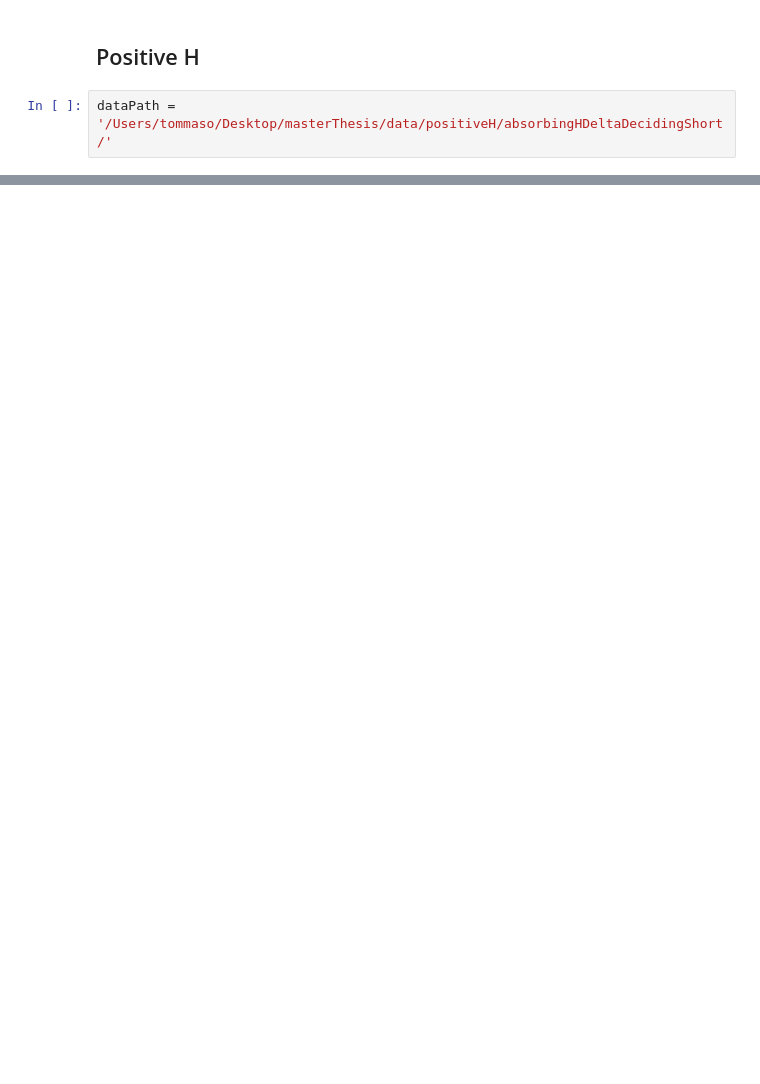
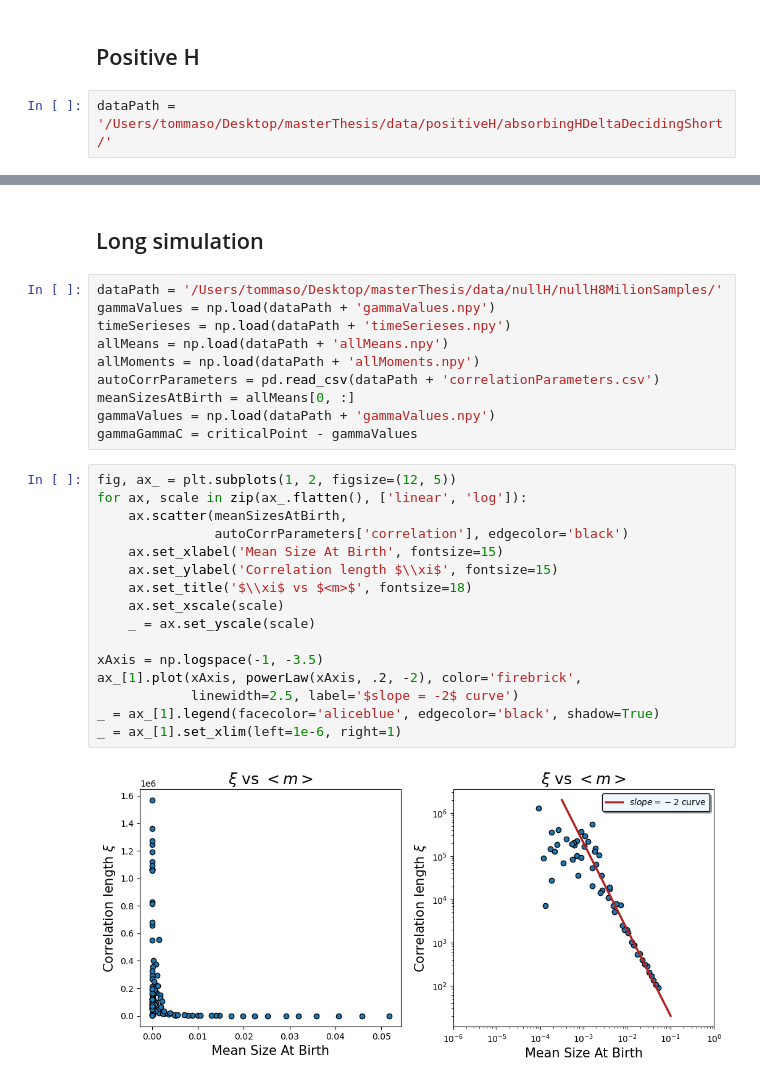
Before and after one commit to tommasoamico/masterThesis, a Jupyter notebook: code/pythonApp/visualization3.ipynb, the cells around one changed output, grey strips where cells are left out. Drawn from its saved outputs; the diff is of its cells as text; blank space fills up the shorter version.

```diff
--- a/code/pythonApp/visualization3.ipynb
+++ b/code/pythonApp/visualization3.ipynb
@@ -80,2 +80,32 @@ _ = plt.title('Power Law Exponent vs $<m>$', fontsize = 18)
 # %% [output]
 [figure]
+# %% [markdown]
+## Long simulation
+# %%
+dataPath = '/Users/tommaso/Desktop/masterThesis/data/nullH/nullH8MilionSamples/'
+gammaValues = np.load(dataPath + 'gammaValues.npy')
+timeSerieses = np.load(dataPath + 'timeSerieses.npy')
+allMeans = np.load(dataPath + 'allMeans.npy')
+allMoments = np.load(dataPath + 'allMoments.npy')
+autoCorrParameters = pd.read_csv(dataPath + 'correlationParameters.csv')
+meanSizesAtBirth = allMeans[0, :]
+gammaValues = np.load(dataPath + 'gammaValues.npy')
+gammaGammaC = criticalPoint - gammaValues
+# %%
+fig, ax_ = plt.subplots(1, 2, figsize=(12, 5))
+for ax, scale in zip(ax_.flatten(), ['linear', 'log']):
+    ax.scatter(meanSizesAtBirth,
+               autoCorrParameters['correlation'], edgecolor='black')
+    ax.set_xlabel('Mean Size At Birth', fontsize=15)
+    ax.set_ylabel('Correlation length $\\xi$', fontsize=15)
+    ax.set_title('$\\xi$ vs $<m>$', fontsize=18)
+    ax.set_xscale(scale)
+    _ = ax.set_yscale(scale)
+
+xAxis = np.logspace(-1, -3.5)
+ax_[1].plot(xAxis, powerLaw(xAxis, .2, -2), color='firebrick',
+            linewidth=2.5, label='$slope = -2$ curve')
+_ = ax_[1].legend(facecolor='aliceblue', edgecolor='black', shadow=True)
+_ = ax_[1].set_xlim(left=1e-6, right=1)
+# %% [output]
+[figure, added]
```
Also changed, not shown: parts of 10 cells of this notebook, 6 other files.
